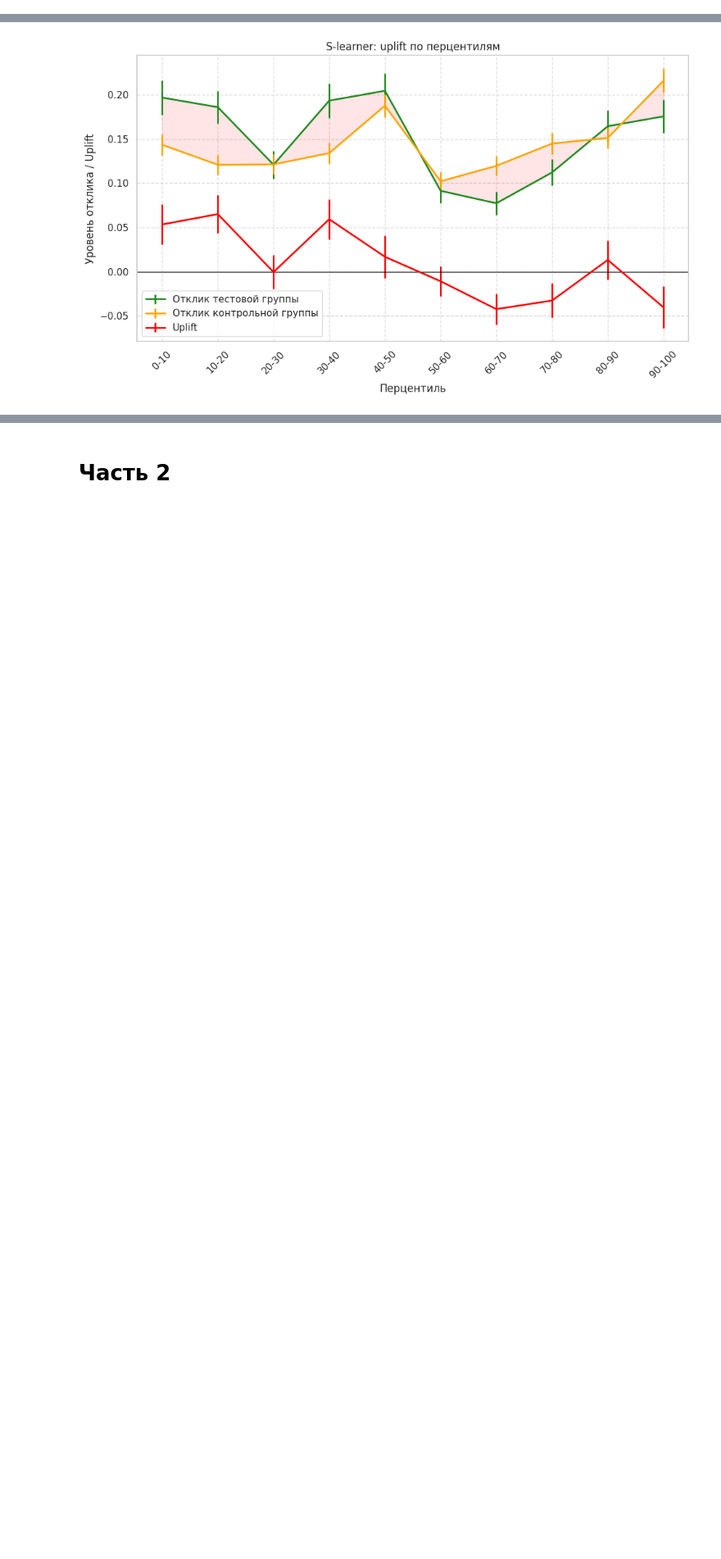
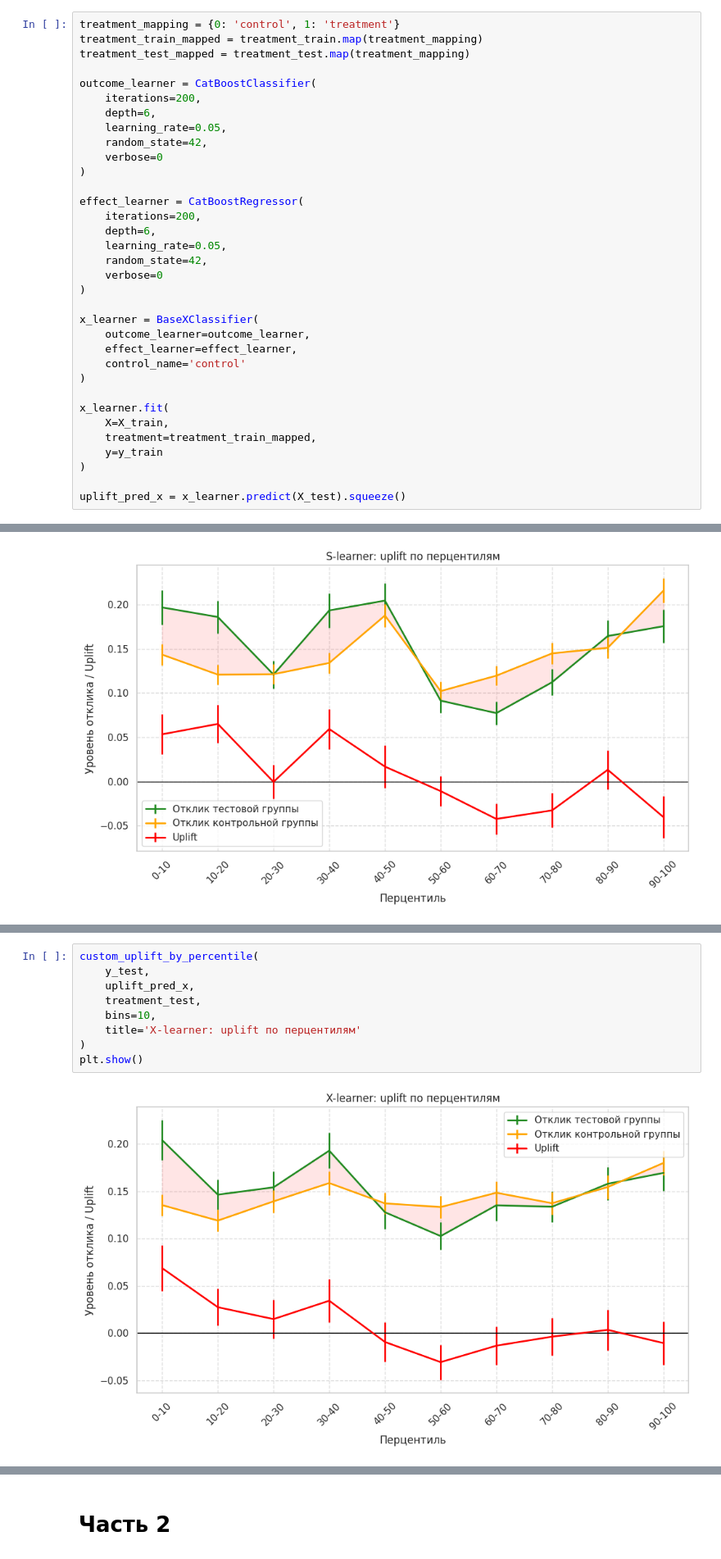
Before and after one commit to Manaam9/mle-uplift-final-project-2025, a Jupyter notebook: final_project_template.ipynb, the cells around one changed output, grey strips where cells are left out. Shown at 82% size. Drawn from its saved outputs; the diff is of its cells as text; blank space fills up the shorter version.

```diff
--- a/final_project_template.ipynb
+++ b/final_project_template.ipynb
@@ -710,0 +695,34 @@ Uplift@30%: 0.010412988994224687
+# %%
+treatment_mapping = {0: 'control', 1: 'treatment'}
+treatment_train_mapped = treatment_train.map(treatment_mapping)
+treatment_test_mapped = treatment_test.map(treatment_mapping)
+
+outcome_learner = CatBoostClassifier(
+    iterations=200,
+    depth=6,
+    learning_rate=0.05,
+    random_state=42,
+    verbose=0
+)
+
+effect_learner = CatBoostRegressor(
+    iterations=200,
+    depth=6,
+    learning_rate=0.05,
+    random_state=42,
+    verbose=0
+)
+
+x_learner = BaseXClassifier(
+    outcome_learner=outcome_learner,
+    effect_learner=effect_learner,
+    control_name='control'
+)
+
+x_learner.fit(
+    X=X_train,
+    treatment=treatment_train_mapped,
+    y=y_train
+)
+
+uplift_pred_x = x_learner.predict(X_test).squeeze()
@@ -829,0 +805,11 @@ NameError: name 'X_train_scaled' is not defined
+# %%
+custom_uplift_by_percentile(
+    y_test,
+    uplift_pred_x,
+    treatment_test,
+    bins=10,
+    title='X-learner: uplift по перцентилям'
+)
+plt.show()
+# %% [output]
+[figure, added]
```
Also changed, not shown: parts of 45 cells of this notebook, 4 other files.
